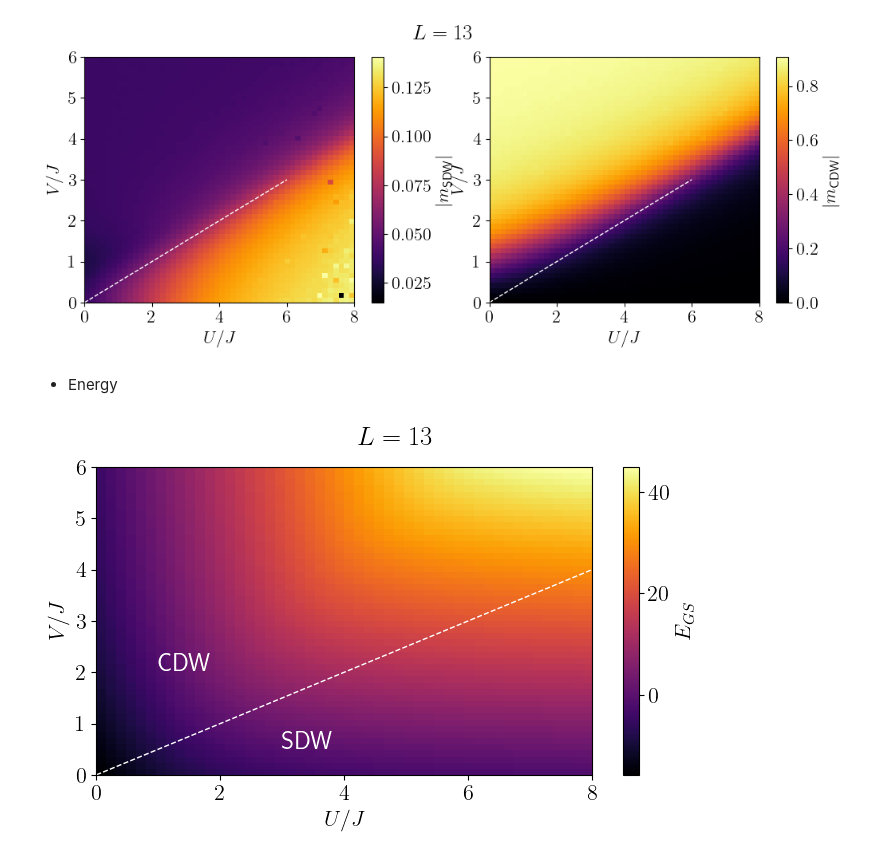
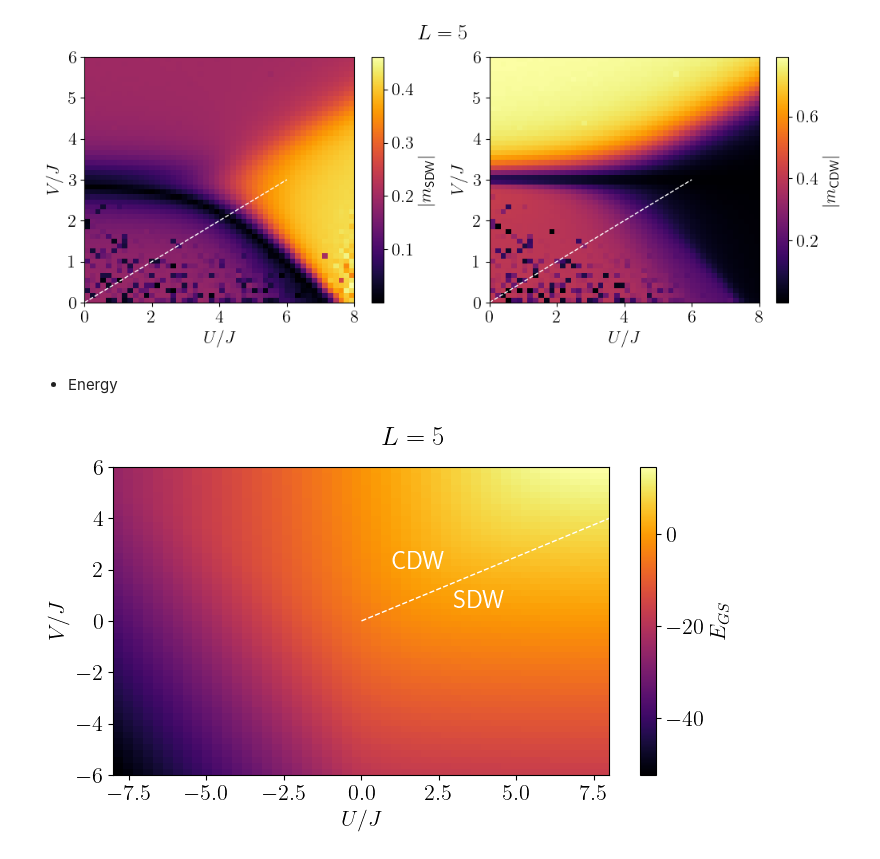
Before and after one commit to FelipePicoli/Extended_Hubbard_Model, a Jupyter notebook: notebooks/EHM_phase_diagram.ipynb, the cells around one changed output. Drawn from its saved outputs; the diff is of its cells as text; code cells hidden in the pictures.

```diff
--- a/notebooks/EHM_phase_diagram.ipynb
+++ b/notebooks/EHM_phase_diagram.ipynb
@@ -4,7 +4,6 @@ import sys,os
 import numpy as np # type: ignore
 import matplotlib.pyplot as plt # type: ignore
 %matplotlib inline
-
 font = {
         'weight' : 'bold',
         'size'   : 16}
@@ -21,9 +20,9 @@ U_max = 8.0
 V_max = 6.0
 
 N_Points = 50
-L = 13
+L = 5
 # %%
-def load_data(L, U_max, V_max, N_Points):
+def load_data(L, U_max, V_max, N_Points, U_min = -U_max, V_min = -V_max, min_vals = False):
 
     # Generate discretized U and V values
     U_vals = np.loadtxt(f"{results}/{model}_{exec}/U_vals_NPoints={N_Points}.txt")
@@ -34,6 +33,10 @@ def load_data(L, U_max, V_max, N_Points):
 
     magnetization = np.zeros((N_Points, N_Points, L))
     charge_density = np.zeros((N_Points, N_Points, L))
+    doublons = np.zeros((N_Points, N_Points, L))
+
+    energy = np.zeros((N_Points, N_Points))
+    E_p = np.zeros((N_Points, N_Points))
 
     # Loop over U and V values
     for i, U_f in enumerate(U_vals):
@@ -42,11 +45,20 @@ def load_data(L, U_max, V_max, N_Points):
 
             str_magnetization = info_output.replace('XXXXX', 'magnetization')
             str_charge_density = info_output.replace('XXXXX', 'charge_density')
+            str_doublons = info_output.replace('XXXXX', 'doublons')
+
+
+            str_energy = info_output.replace('XXXXX', 'E_GS')
+            energy[i, j] = np.loadtxt(str_energy)
+
+            E_p_str = info_output.replace('XXXXX', 'E_p')
+            E_p[i, j] = np.loadtxt(E_p_str)
 
             magnetization[i, j] = np.loadtxt(str_magnetization)
             charge_density[i, j] = np.loadtxt(str_charge_density)
+            doublons[i, j] = np.loadtxt(str_doublons)
 
-    return magnetization, charge_density, U_vals, V_vals
+    return magnetization, charge_density, doublons, energy, E_p, U_vals, V_vals
 # %%
 def m_SDW(L, Sj):
     m_sdw = 0
@@ -60,7 +72,7 @@ def m_CDW(L, nj):
         m_cdw += (-1)**(j) * (nj[j] - 1)
     return m_cdw / L
 # %%
-magnetization, charge_density, U_vals, V_vals = load_data(L, U_max, V_max, N_Points)
+magnetization, charge_density, _, _, _, U_vals, V_vals = load_data(L, U_max, V_max, N_Points, min_vals=True)
 
 m_sdw = np.zeros((N_Points, N_Points))
 m_cdw = np.zeros((N_Points, N_Points))
@@ -103,9 +115,9 @@ ax[0].plot(U_range, V_range, 'w--', linewidth=1)
 ax[1].plot(U_range, V_range, 'w--', linewidth=1)
 
 # Save the figure
-plt.savefig(f"{figures_path}/{model}_{exec}/order_parameters_L={L}_Npoints={N_Points}_Umax={U_max}_Vmax={V_max}.png", dpi=300, bbox_inches="tight")
+# plt.savefig(f"{figures_path}/{model}_{exec}/order_parameters_L={L}_Npoints={N_Points}_Umax={U_max}_Vmax={V_max}.png", dpi=300, bbox_inches="tight")
 plt.show()
 # %% [output]
-[figure, old version]
+[figure, new version]
 # %% [markdown]
 - Energy
@@ -132,24 +124,27 @@ def load_energy(L, U_max, V_max, N_Points):
 # %%
-Ls = [13]
+Ls = [5]
+
+U_min = -U_max
+V_min = -V_max
 for L in Ls:
-    energy, U_vals, V_vals = load_energy(L, U_max, V_max, N_Points)
+    _, _, _, energy, _, U_vals, V_vals = load_data(L, U_max, V_max, N_Points)
     # Create a figure with two subplots
     fig, ax = plt.subplots(1, 1, figsize=(8, 4), sharex=True)
-    im0 = ax.imshow(energy, origin="lower", extent=[0, U_max, 0, V_max], aspect="auto", cmap="inferno")
+    im0 = ax.imshow(energy, origin="lower", extent=[U_min, U_max, V_min, V_max], aspect="auto", cmap="inferno")
     fig.colorbar(im0, ax=ax, label=r"$E_{GS}$")
     ax.set_xlabel(r"$U / J$")
     ax.set_ylabel(r"$V / J$")
 
     # Plot line U = 2V
     V_range = np.linspace(0, U_max / 2, N_Points)
     U_range = 2 * V_range
     ax.plot(U_range, V_range, 'w--', linewidth=1)
 
     ax.text(1, 2, "$\\text{CDW}$", color = "white", fontsize=18)
     ax.text(3, 0.5, "$\\text{SDW}$", color = "white", fontsize=18)
 
     plt.suptitle(f"$L = {L}$")
     plt.show()
     fig.savefig(f"{figures_path}/{model}_{exec}/E_GS={L}_{model}_NPoints={N_Points}.png", dpi = 500, bbox_inches='tight')
 # %% [output]
-[figure, old version]
+[figure, new version]
```
Also changed, not shown: parts of 2 cells of this notebook, 24 other files.
